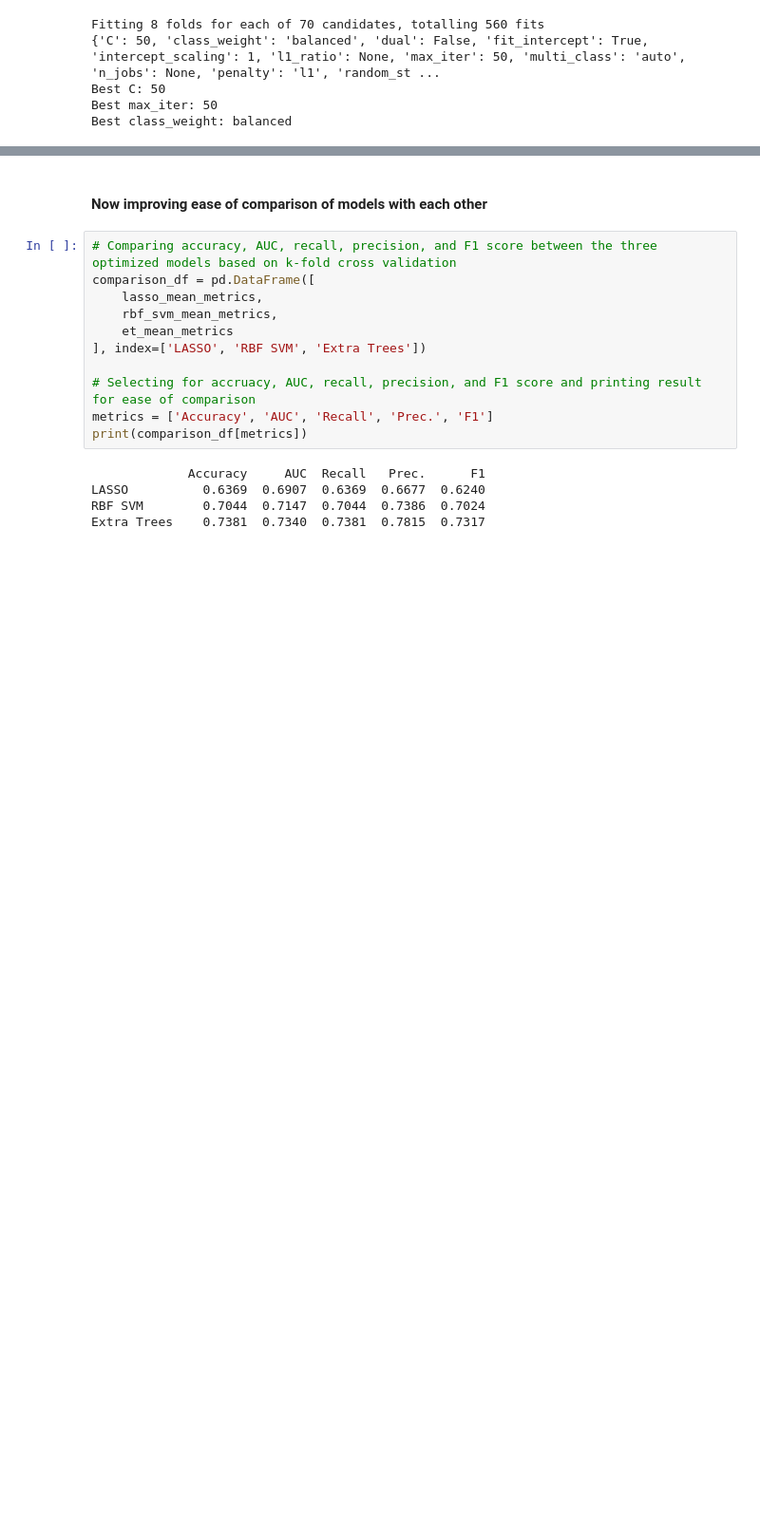
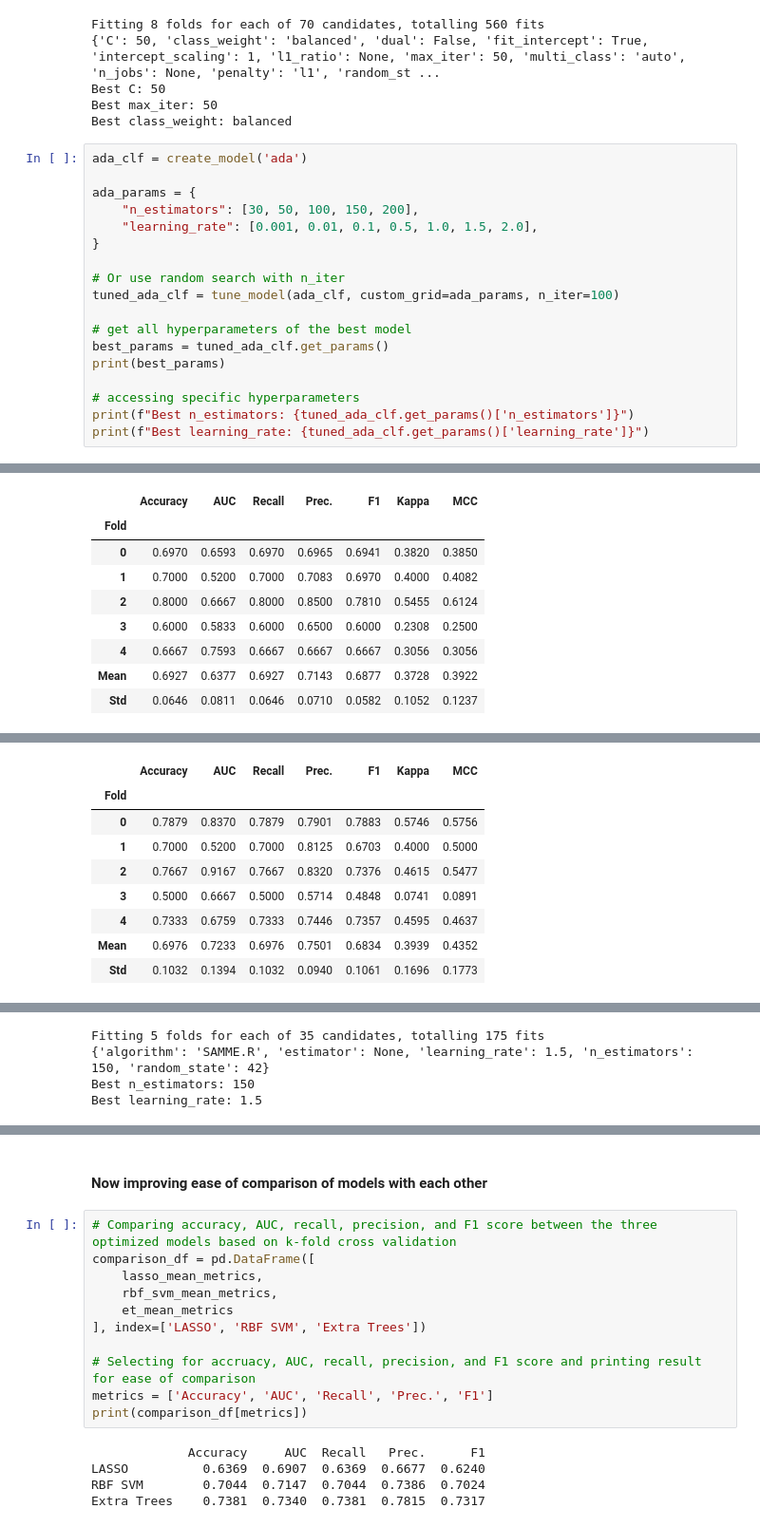
Before and after one commit to pmagbor/ds9000_project, a Jupyter notebook: 04_training_models.ipynb, the cells around one changed output, grey strips where cells are left out. Shown at 95% size. Saved outputs shown, nothing was run; the diff lists cells and outputs as text; blank space fills up the shorter version.

Commit message:
Saving changes, more updates will be made to model hyperparameters, and new results generated

```diff
--- a/04_training_models.ipynb
+++ b/04_training_models.ipynb
@@ -558,3 +534,22 @@ Fitting 8 folds for each of 70 candidates, totalling 560 fits
 Best C: 50
 Best max_iter: 50
 Best class_weight: balanced
+# %%
+ada_clf = create_model('ada')
+
+ada_params = {
+    "n_estimators": [30, 50, 100, 150, 200],
+    "learning_rate": [0.001, 0.01, 0.1, 0.5, 1.0, 1.5, 2.0],
+}
+
+# Or use random search with n_iter
+tuned_ada_clf = tune_model(ada_clf, custom_grid=ada_params, n_iter=100)
+
+# get all hyperparameters of the best model
+best_params = tuned_ada_clf.get_params()
+print(best_params)
+
+# accessing specific hyperparameters
+print(f"Best n_estimators: {tuned_ada_clf.get_params()['n_estimators']}")
+print(f"Best learning_rate: {tuned_ada_clf.get_params()['learning_rate']}")
+# %% [output]
@@ -560,0 +557,9 @@ Best class_weight: balanced
+|  | Accuracy | AUC | Recall | Prec. | F1 | Kappa | MCC |
+| Fold |  |  |  |  |  |  |  |
+| 0 | 0.6970 | 0.6593 | 0.6970 | 0.6965 | 0.6941 | 0.3820 | 0.3850 |
+| 1 | 0.7000 | 0.5200 | 0.7000 | 0.7083 | 0.6970 | 0.4000 | 0.4082 |
+| 2 | 0.8000 | 0.6667 | 0.8000 | 0.8500 | 0.7810 | 0.5455 | 0.6124 |
+| 3 | 0.6000 | 0.5833 | 0.6000 | 0.6500 | 0.6000 | 0.2308 | 0.2500 |
+| 4 | 0.6667 | 0.7593 | 0.6667 | 0.6667 | 0.6667 | 0.3056 | 0.3056 |
+| Mean | 0.6927 | 0.6377 | 0.6927 | 0.7143 | 0.6877 | 0.3728 | 0.3922 |
+| Std | 0.0646 | 0.0811 | 0.0646 | 0.0710 | 0.0582 | 0.1052 | 0.1237 |
@@ -560,0 +568,9 @@ Best class_weight: balanced
+|  | Accuracy | AUC | Recall | Prec. | F1 | Kappa | MCC |
+| Fold |  |  |  |  |  |  |  |
+| 0 | 0.7879 | 0.8370 | 0.7879 | 0.7901 | 0.7883 | 0.5746 | 0.5756 |
+| 1 | 0.7000 | 0.5200 | 0.7000 | 0.8125 | 0.6703 | 0.4000 | 0.5000 |
+| 2 | 0.7667 | 0.9167 | 0.7667 | 0.8320 | 0.7376 | 0.4615 | 0.5477 |
+| 3 | 0.5000 | 0.6667 | 0.5000 | 0.5714 | 0.4848 | 0.0741 | 0.0891 |
+| 4 | 0.7333 | 0.6759 | 0.7333 | 0.7446 | 0.7357 | 0.4595 | 0.4637 |
+| Mean | 0.6976 | 0.7233 | 0.6976 | 0.7501 | 0.6834 | 0.3939 | 0.4352 |
+| Std | 0.1032 | 0.1394 | 0.1032 | 0.0940 | 0.1061 | 0.1696 | 0.1773 |
@@ -560,0 +578,4 @@ Best class_weight: balanced
+Fitting 5 folds for each of 35 candidates, totalling 175 fits
+{'algorithm': 'SAMME.R', 'estimator': None, 'learning_rate': 1.5, 'n_estimators': 150, 'random_state': 42}
+Best n_estimators: 150
+Best learning_rate: 1.5
```
Also changed, not shown: parts of 9 cells of this notebook.
